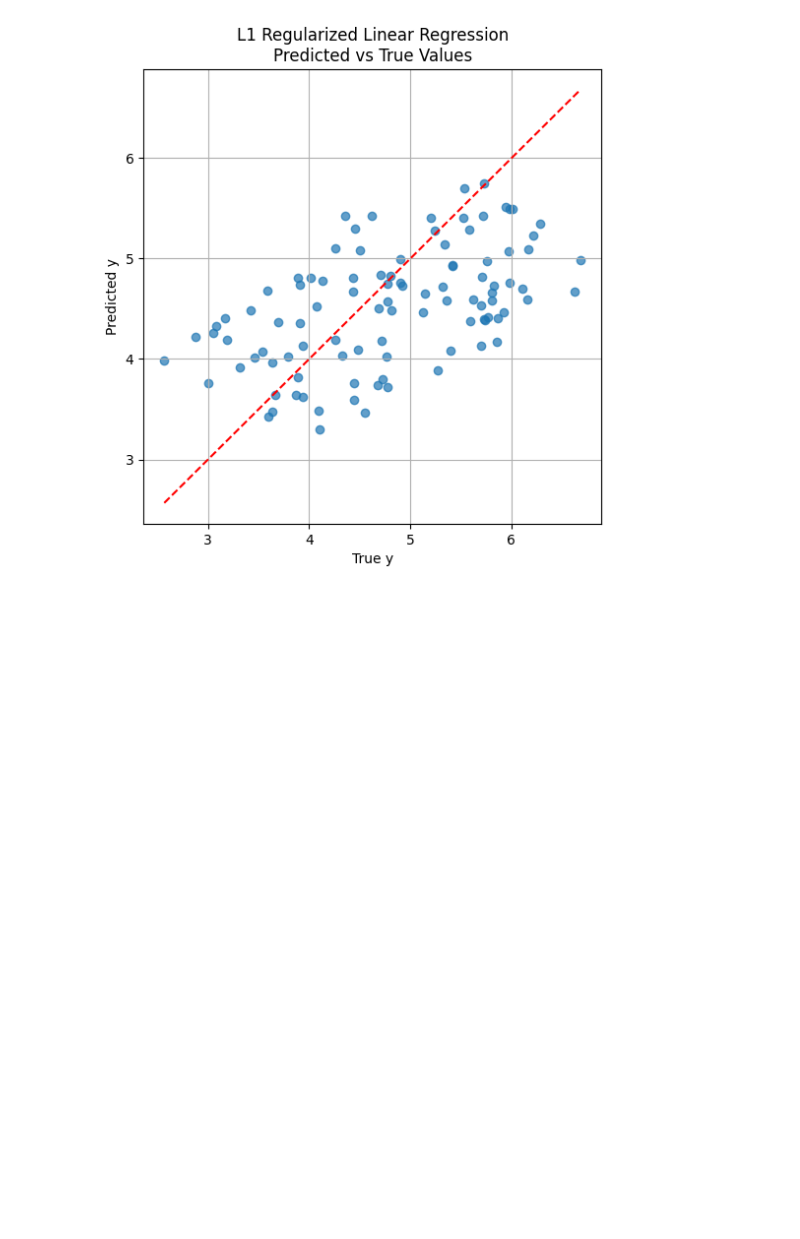
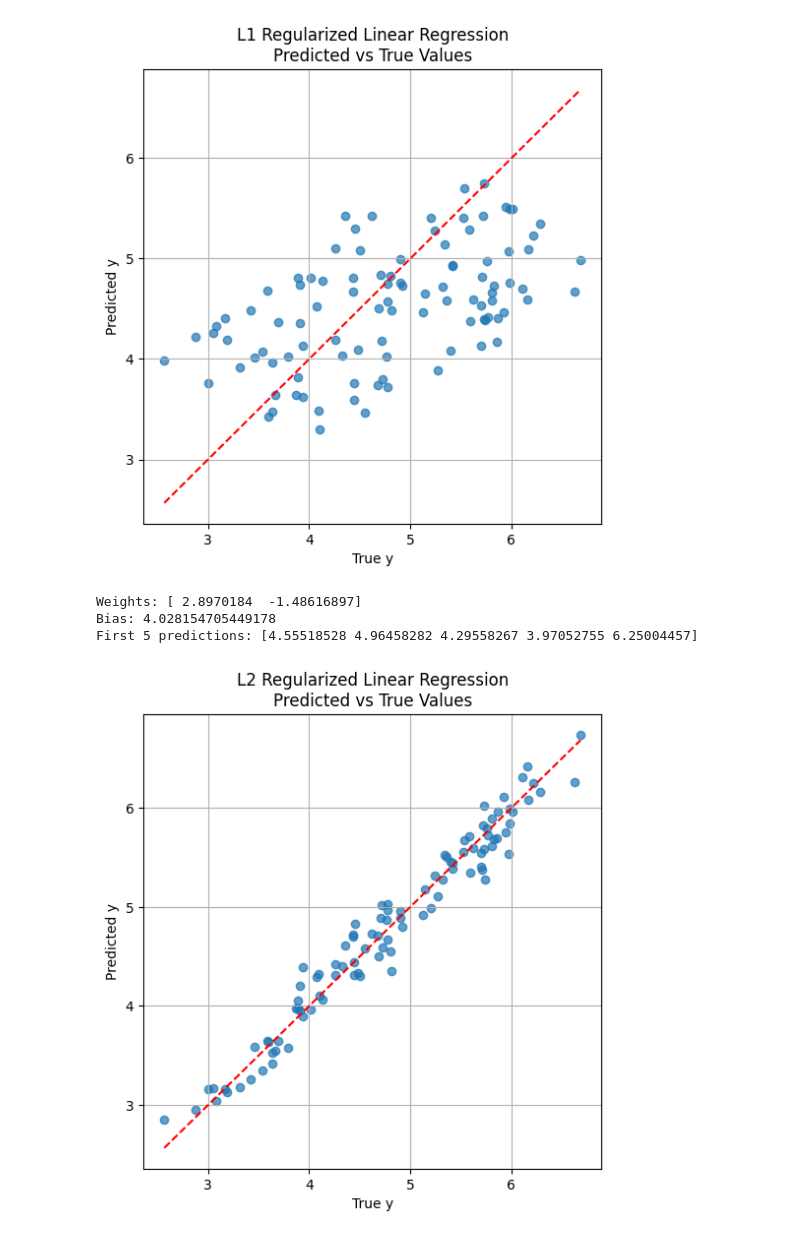
Before and after one commit to Aadi-RE350/Math-for-ML, a Jupyter notebook: Regularized_Linear_Regression.ipynb, the cells around one changed output. Drawn from its saved outputs; the diff is of its cells as text; code cells hidden in the pictures; blank space fills up the shorter version.

Commit message:
regularization of linear regression completed

```diff
--- a/Regularized_Linear_Regression.ipynb
+++ b/Regularized_Linear_Regression.ipynb
@@ -2,7 +2,7 @@
 import numpy as np
 
 class L1_Regularized_Linear_Regression:
-    def __init__(self,learning_rate = 0.01, epochs=100, l1 = 0.0):
+    def __init__(self,learning_rate = 0.01, epochs=100, l1 = 0.01):
         self.learning_rate = learning_rate
         self.epochs = epochs
         self.l1 = l1
@@ -12,7 +12,6 @@ class L1_Regularized_Linear_Regression:
     def _loss(self,y,y_pred):
         mse = np.mean((y - y_pred) ** 2)
         l1_penalty = self.l1 * np.sum(np.abs(self.weights))
-        #l2_penalty = self.l2 * np.sum(self.weights ** 2)
         return mse + l1_penalty
 
     def fit(self, X:np.array, y:np.array):
@@ -73,0 +127,26 @@ plt.show()
+# %%
+# Train with both L2
+model_l2 = L2_Regularized_Linear_Regression(l2=0.05)
+model_l2.fit(X,y)
+print("Weights:", model_l2.weights)
+print("Bias:", model_l2.bias)
+print("First 5 predictions:", model_l2.predict(X[:5]))
+# %% [output]
+Weights: [ 2.8970184  -1.48616897]
+Bias: 4.028154705449178
+First 5 predictions: [4.55518528 4.96458282 4.29558267 3.97052755 6.25004457]
+# %%
+# Get predictions for all points
+y_pred = model_l2.predict(X)
+
+# Scatter plot: true vs predicted
+plt.figure(figsize=(6,6))
+plt.scatter(y, y_pred, alpha=0.7)
+plt.plot([y.min(), y.max()], [y.min(), y.max()], 'r--')  # perfect-fit line
+plt.xlabel("True y")
+plt.ylabel("Predicted y")
+plt.title("L2 Regularized Linear Regression\nPredicted vs True Values")
+plt.grid(True)
+plt.show()
+# %% [output]
+[figure, added]
```
Also changed, not shown: parts of 1 cell of this notebook.
